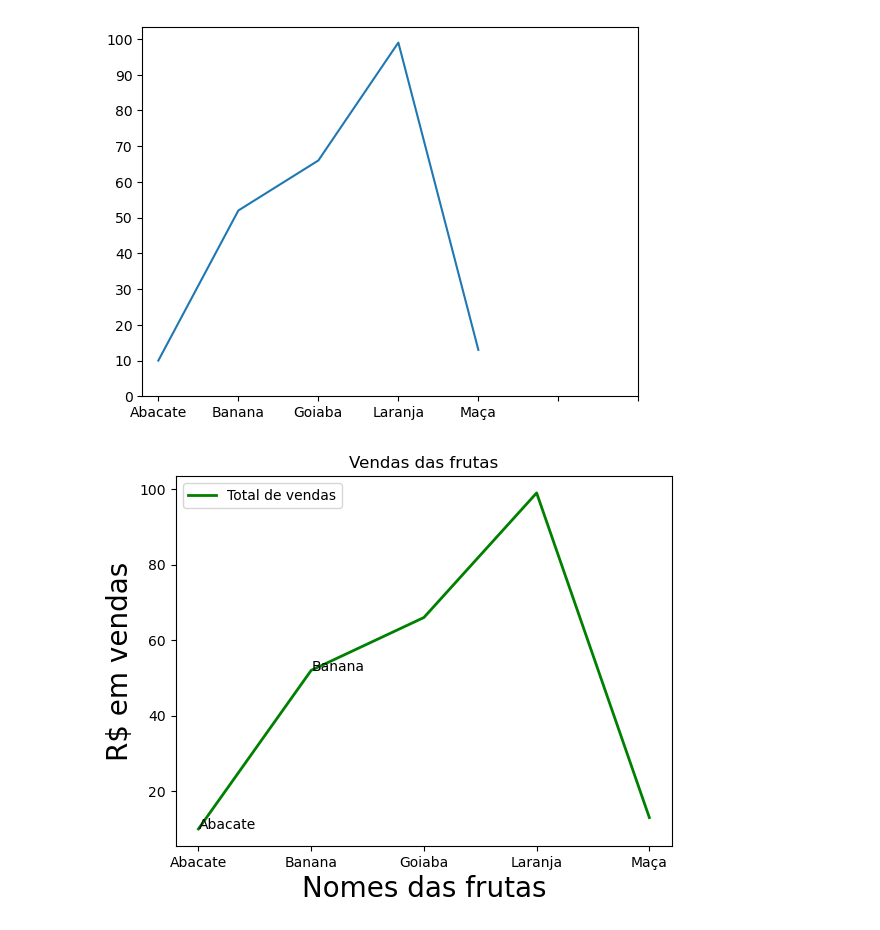
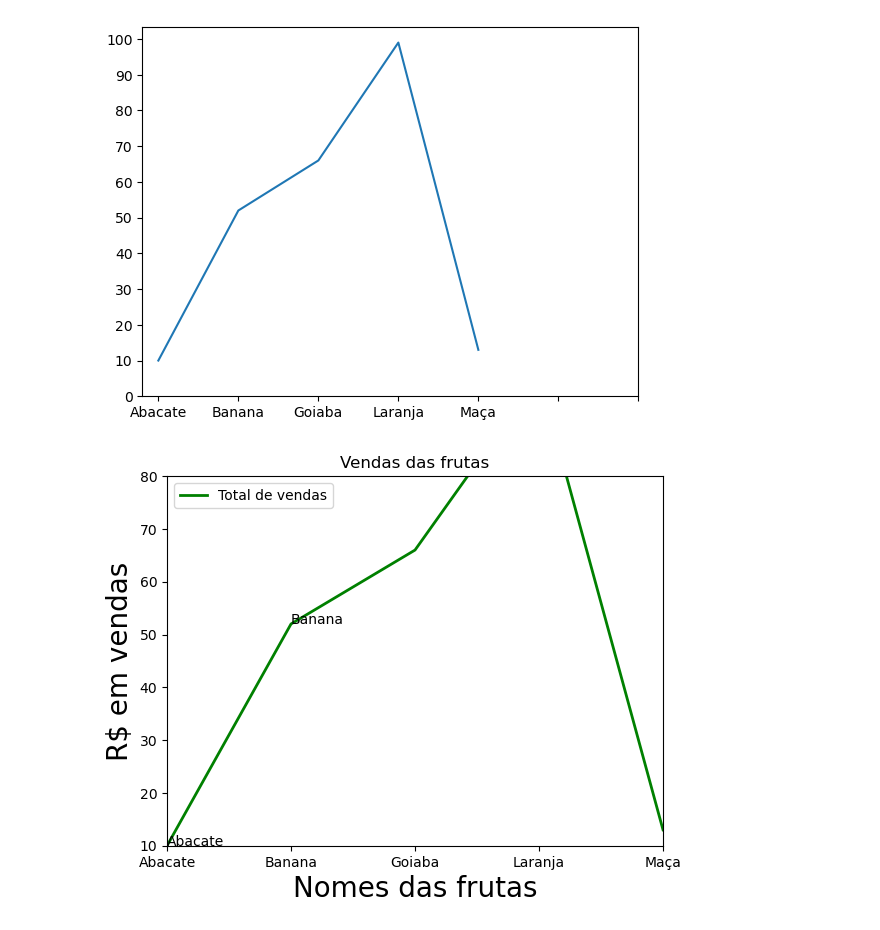
Before and after one commit to devWeb-JP18/bi-data-ai-portfolio, a Jupyter notebook: matplotlib/app.ipynb, the cells around one changed output. Drawn from its saved outputs; the diff is of its cells as text; code cells hidden in the pictures.

```diff
--- a/matplotlib/app.ipynb
+++ b/matplotlib/app.ipynb
@@ -67,19 +67,19 @@ plt.show()
 # %%
 #axis
 #Define o mínimo e máximo para o eixo x e y
 #auto = ajusta os eixos de forma automátoca
 
 plt.plot(x,y, label='Total de vendas', color='green', linestyle='solid',lw=2)
 plt.legend()
 plt.title("Vendas das frutas")
 plt.xlabel("Nomes das frutas", size=20)
 plt.ylabel("R$ em vendas", size=20)
 plt.axis(xmin=0, xmax=4, ymin=10, ymax=80) #define os valores máximos de exibição para y e x
-plt.axis('auto') #ajusta os eixos de forma automática
+#plt.axis('auto') #ajusta os eixos de forma automática
 plt.annotate("Abacate", (0,10)) #Coloca uma anotação nas coordenadas dos eixos
 plt.annotate("Banana", (1,52))
 
 plt.savefig("grafico.png") # salva o gráfico como png
 plt.show()
 # %% [output]
-[figure, old version]
+[figure, new version]
```
Also changed, not shown: 3 other files.
